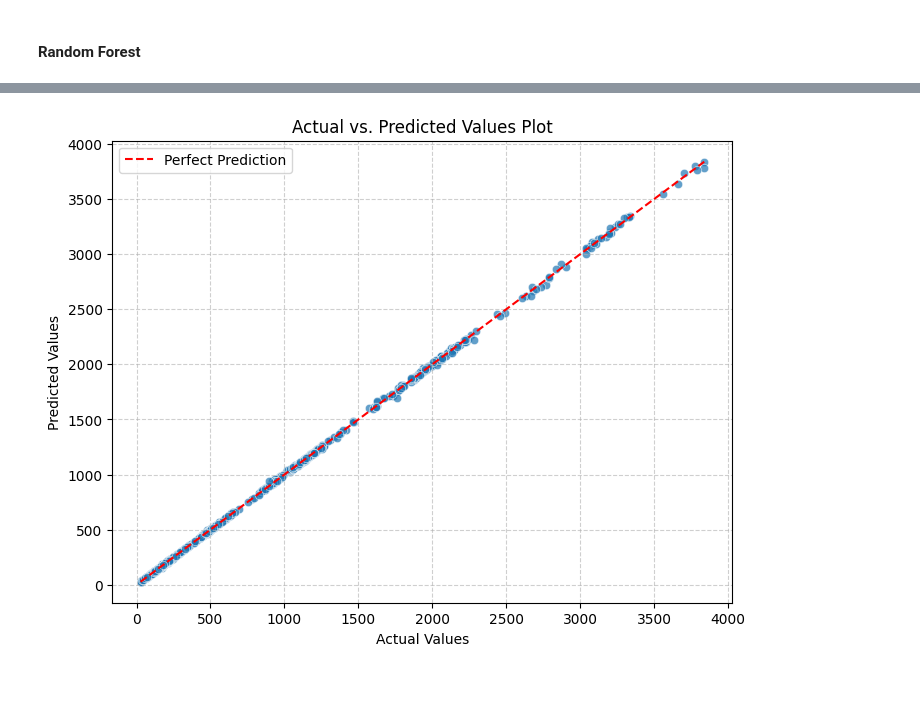
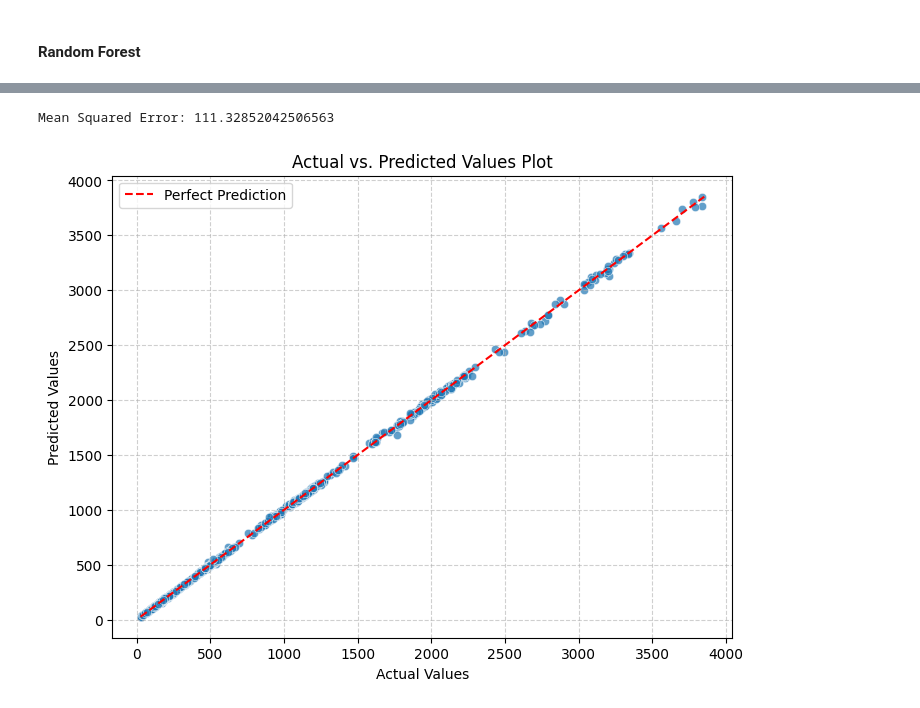
Before and after one commit to Abhishek-S0111/TCS-Stock-Predictions, a Jupyter notebook: code/tcs-stock-predictions.ipynb, the cells around one changed output, grey strips where cells are left out. Drawn from its saved outputs; the diff is of its cells as text; code cells hidden in the pictures.

Commit message:
Tuned Hyperparams of RandomForest in jupyter Notebook

```diff
--- a/code/tcs-stock-predictions.ipynb
+++ b/code/tcs-stock-predictions.ipynb
@@ -325,21 +459,38 @@ Mean Squared Error : 81.10305179271029
+# %%
+#hyperparam tuned RF
+tuned_rf = RandomForestRegressor(max_features= 'sqrt',
+                                 min_samples_leaf = 1,
+                                 min_samples_split= 2,
+                                 n_estimators= 200,
+                                 random_state = 42)
+
+tuned_rf.fit(X_train, Y_train)
+final_preds = tuned_rf.predict(X_test)
+
+print(f'Mean Squared Error: {mean_squared_error(Y_test, final_preds)}')
+# %% [output]
+Mean Squared Error: 111.32852042506563
 # %%
-#Plot of the predicted vs actual data
-Y_test = Y_test['Close'].tolist()
+def plotPredictedVSActual(actual, predicted):
+    #Plot of the predicted vs actual data
+    actual_list = actual['Close'].tolist()
 
-plt.figure(figsize=(8, 6))
-sns.scatterplot(x = Y_test, y = preds, alpha = 0.7)
+    plt.figure(figsize=(8, 6))
+    sns.scatterplot(x = actual_list, y = predicted, alpha = 0.7)
 
-# Add a diagonal line representing perfect predictions (y=x)
-min_val = min(min(Y_test), min(preds))
-max_val = max(max(Y_test), max(preds))
-plt.plot([min_val, max_val], [min_val, max_val], color='red', linestyle='--', label='Perfect Prediction')
+    # Add a diagonal line representing perfect predictions (y=x)
+    min_val = min(min(actual_list), min(predicted))
+    max_val = max(max(actual_list), max(predicted))
+    plt.plot([min_val, max_val], [min_val, max_val], color='red', linestyle='--', label='Perfect Prediction')
 
-# Add labels and title
-plt.xlabel("Actual Values")
-plt.ylabel("Predicted Values")
-plt.title("Actual vs. Predicted Values Plot")
-plt.legend()
-plt.grid(True, linestyle='--', alpha=0.6)
-plt.show()
+    # Add labels and title
+    plt.xlabel("Actual Values")
+    plt.ylabel("Predicted Values")
+    plt.title("Actual vs. Predicted Values Plot")
+    plt.legend()
+    plt.grid(True, linestyle='--', alpha=0.6)
+    plt.show()
-# %% [output]
-[figure, removed]
+# %%
+plotPredictedVSActual(Y_test, final_preds)
+# %% [output]
+[figure, added]
```
Also changed, not shown: parts of 8 cells of this notebook.
